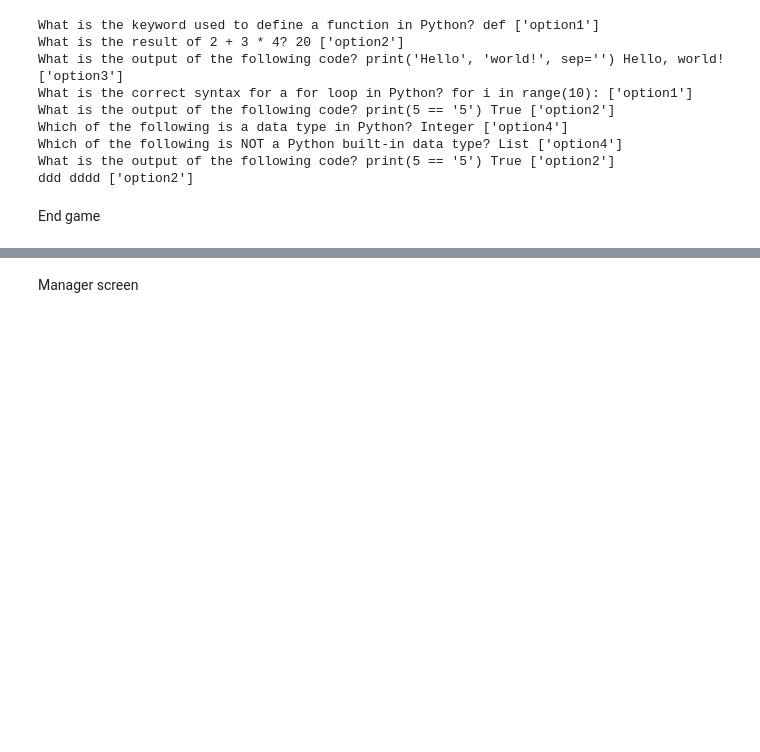
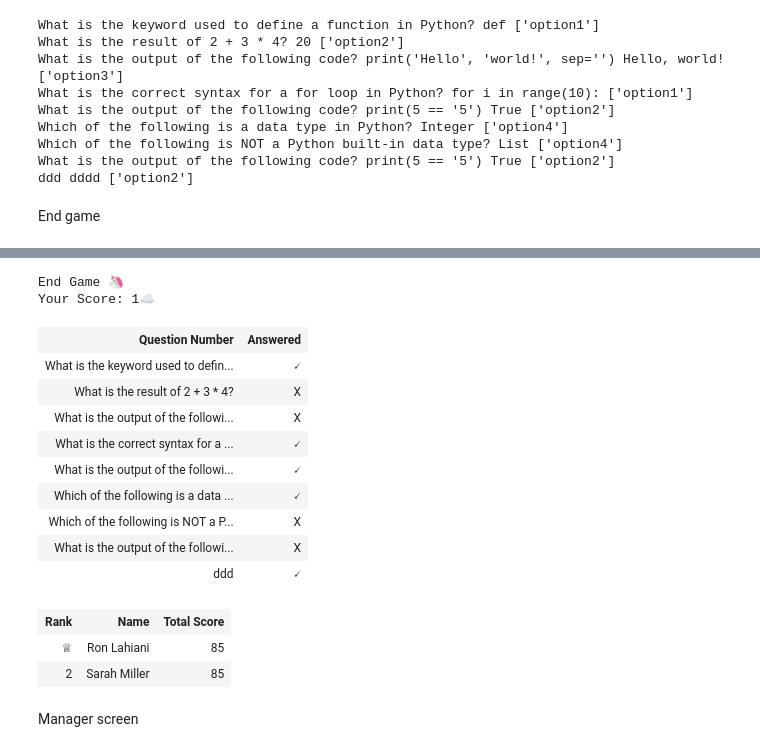
Before and after one commit to netaamz/python-quiz-google-colab, a Jupyter notebook: pythongame.ipynb, the cells around one changed output, grey strips where cells are left out. Saved outputs shown, nothing was run; the diff lists cells and outputs as text; code cells hidden in the pictures; blank space fills up the shorter version.

```diff
--- a/pythongame.ipynb
+++ b/pythongame.ipynb
@@ -590,7 +542,8 @@ if user_index is None:
     # Handle case where user is not found
     print("DID NOT FIND THE USER")
     pass
-
+for q in questions:
+  print(q.question,q.correct_answer,q.answer, q.is_correct,q.mistakes)
 # Get the history of the user at the obtained index from the Facebook API
 history = FBconn.get(f'/users/{user_index}/history/', None)
 # Create a dictionary of question IDs and answers using a dictionary comprehension
@@ -621,7 +574,7 @@ table_html2 = f'''
         <th>Question Number</th>
         <th>Answered</th>
     </tr>
-    {''.join(f'<tr><td>{item[0]}</td><td>{"🗸" if item[1] else "𐄂"}</td></tr>' for item in list_of_history.items())}
+    {''.join(f'<tr><td>{question.question}</td><td>{"🗸" if question.mistakes==0 else "X"}</td></tr>' for question in questions)}
 </table>
 '''
 
@@ -630,7 +583,6 @@ html_end_game = f'''
 <!DOCTYPE html>
 <html>
 <head>
-    <script src="https://cdn.jsdelivr.net/npm/chart.js"></script>
     <title>End Game</title>
     <style>
         .tab {{
@@ -723,44 +675,6 @@ html_end_game = f'''
     function openMainScreen(){{
       google.colab.kernel.invokeFunction('handle_return_to_main_screen');
     }}
-
-    function createGraph() {{
-    const ctx = document.getElementById('myChart').getContext('2d');
-    const myChart = new Chart(ctx, {{
-      type: 'line',
-      data: {{
-        labels: Object.keys({list_of_history}), // Replace with your question labels
-        datasets: [{{
-          label: 'Correct Answers',
-          data: [], // Initialize with an empty array
-          backgroundColor: [
-            'rgba(30, 30, 30, 0.8)'
-          ],
-          borderColor: [
-            'border:10px solid;border-image: radial-gradient(circle farthest-corner at center, rgba(30, 30, 30, 1) 10%, rgba(20, 20, 20, 1) 20%, rgba(10, 10, 10, 1) 35%, rgba(5, 5, 5, 1) 45%, rgba(0, 0, 0, 1) 55%, rgba(0, 0, 0, 1) 65%, rgba(0, 0, 0, 1) 80%, rgba(0, 0, 0, 1) 90%, rgba(0, 0, 0, 1) 100%) 10% round;'          ],
-          borderWidth: 1
-      }}]
-      }},
-      options: {{
-        scales: {{
-          y: {{
-            beginAtZero: true
-          }}
-        }}
-      }}
-    }});
-
-    // Calculate the cumulative sum of correct answers
-      const correctAnswers = Object.values({list_of_history});
-      const cumulativeCorrectAnswers = correctAnswers.map((value, index, array) => array.slice(0, index + 1).reduce((a, b) => a + (b ? 1 : 0), 0));
-
-    console.log(cumulativeCorrectAnswers)
-    // Update the chart data and re-render the chart
-    updateChartData(myChart, cumulativeCorrectAnswers);
-  }}
-    function updateChartData(chart, newData)
-    {{chart.data.datasets[0].data = newData;
-      chart.update();}}
     </script>
 </head>
 <body class="body" style="{bodyCSS}">
@@ -772,7 +686,7 @@ html_end_game = f'''
             <button class="tab" onclick="openTab(event, 'Table1')">Game review</button>
             <button class="tab" onclick="openTab(event, 'Table2')">Leaderboard</button>
             <!-- Add a new tab button for the graph -->
-            <button class="tab" onclick="openTab(event, 'Graph'); createGraph();">Graph</button>
+            <button class="tab" onclick="openTab(event, 'Graph')">Graph</button>
         </div>
         <div id="Table1" class="tabcontent" style="display:block;">
             {table_html2}
@@ -784,24 +698,16 @@ html_end_game = f'''
           <!-- Graph -->
           <!-- Add a new tab content div for the graph -->
           <div id="Graph" class="tabcontent">
-            <canvas id="myChart"></canvas>
+            <!-- Add your graph content here -->
           </div>
 
         <button class="play-again-button" style="{buttonCSS}" onmouseover="this.style.backgroundColor='#3e8e41'" onmouseout="this.style.backgroundColor='#4CAF50'" onclick="openQuestions()">Play Again</button>
         <button class="return-home-button" style="{buttonCSS}; background-color: red;" onmouseover="this.style.backgroundColor='#FF4500'" onmouseout="this.style.backgroundColor='red'" onclick="openMainScreen()">Return Home</button>
     </div>
-    <script src="https://canvasjs.com/assets/script/canvasjs.min.js"></script>
 </body>
 </html>
 '''
-def openQuiz():
-    global numOfQuestion
-    global score
-    numOfQuestion=0
-    score=0
-    if(numOfQuestion < len(questions)-1):
-        numOfQuestion += 1
-        displayQuestion(numOfQuestion, questions[numOfQuestion], score)
+
 
 def mainScreen():
   clear_output()
@@ -809,7 +715,6 @@ def mainScreen():
 
 
 google.colab.output.register_callback('handle_return_to_main_screen', mainScreen)
-
 google.colab.output.register_callback('handle_quiz', openQuiz)
 
 %store html_end_game
@@ -820,3 +733,18 @@ Stored 'html_end_game' (str)
+End Game 🦄
+Your Score: 1☁
+| Question Number | Answered |
+| What is the keyword used to defin... | 🗸 |
+| What is the result of 2 + 3 * 4? | X |
+| What is the output of the followi... | X |
+| What is the correct syntax for a ... | 🗸 |
+| What is the output of the followi... | 🗸 |
+| Which of the following is a data ... | 🗸 |
+| Which of the following is NOT a P... | X |
+| What is the output of the followi... | X |
+| ddd | 🗸 |
+| Rank | Name | Total Score |
+| ♕ | Ron Lahiani | 85 |
+| 2 | Sarah Miller | 85 |
 # %% [markdown]
 Manager screen
 # %%
```
Also changed, not shown: parts of 6 cells of this notebook.
